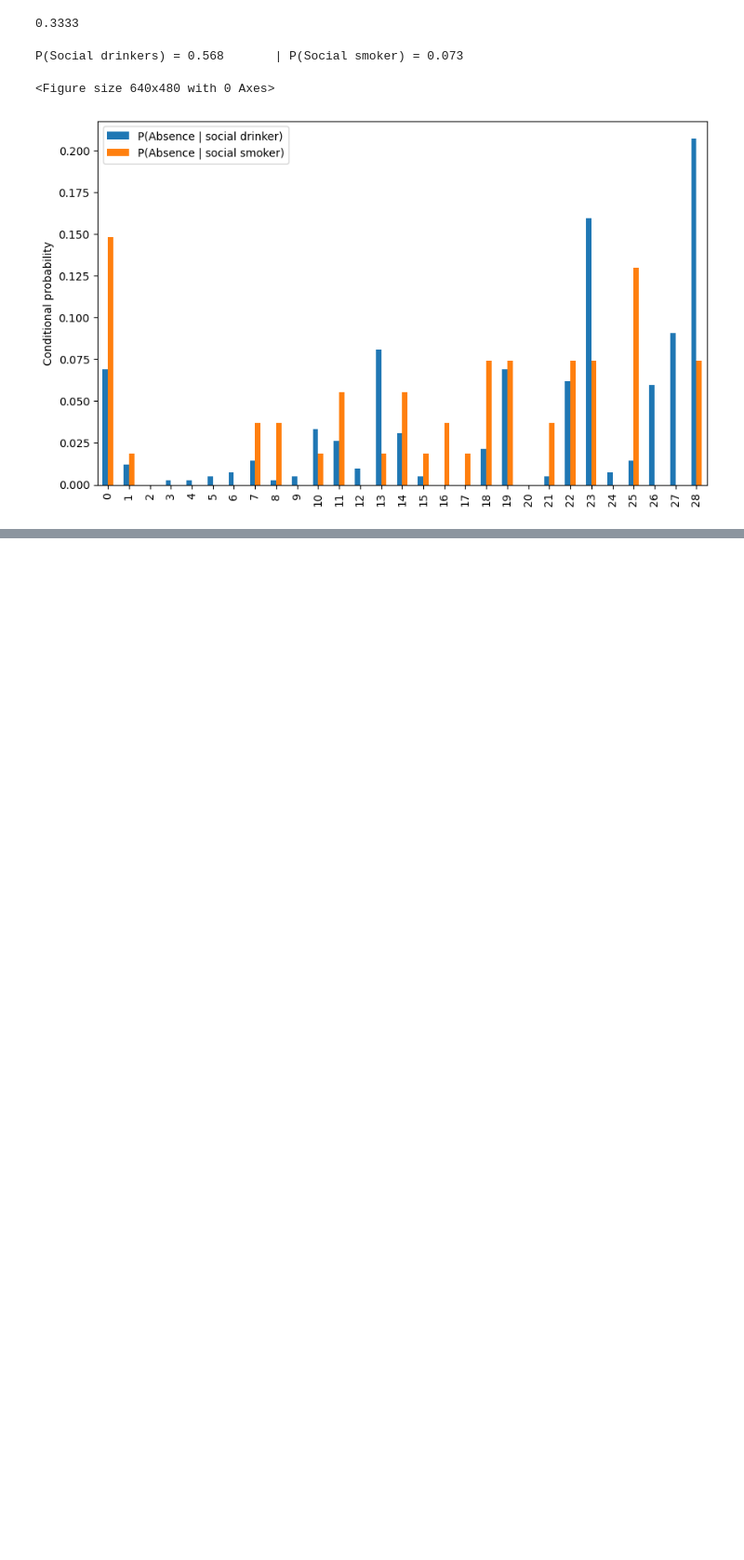
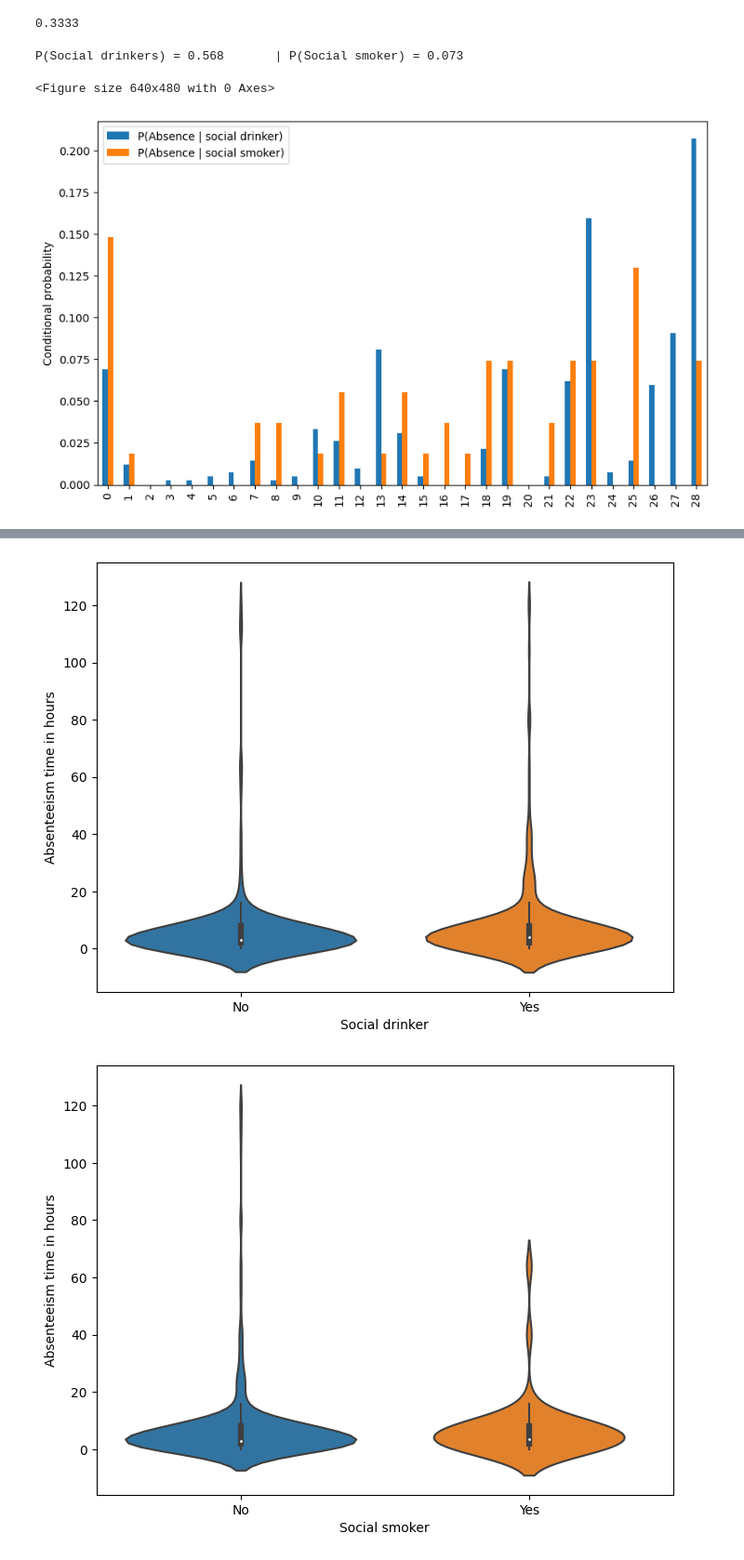
Before and after one commit to Maansy/Absenteeism-at-Work, a Jupyter notebook: AbsenteeismAtWork.ipynb, the cells around one changed output, grey strips where cells are left out. Shown at 93% size. Drawn from its saved outputs; the diff is of its cells as text; code cells hidden in the pictures; blank space fills up the shorter version.

```diff
--- a/AbsenteeismAtWork.ipynb
+++ b/AbsenteeismAtWork.ipynb
@@ -193,0 +231,12 @@ plt.savefig('figs/Conditional_probabilities.png',format='png',dpi = 300)
+# %%
+plt.figure(figsize=(8,6))
+sns.violinplot(x='Social drinker',y='Absenteeism time in hours',\
+               data=preprocessed_data, order=['No', 'Yes'])
+plt.savefig('figs/drinker_absenteeism.png',format='png',dpi=300)
+plt.figure(figsize=(8,6))
+sns.violinplot(x='Social smoker',y='Absenteeism time in hours',\
+                data=preprocessed_data, order=['No', 'Yes'])
+plt.savefig('figs/smoker_absenteeism.png',format='png',dpi=300)
+# %% [output]
+[figure, added]
+[figure, added]
```
Also changed, not shown: parts of 13 cells of this notebook, 8 other files.
